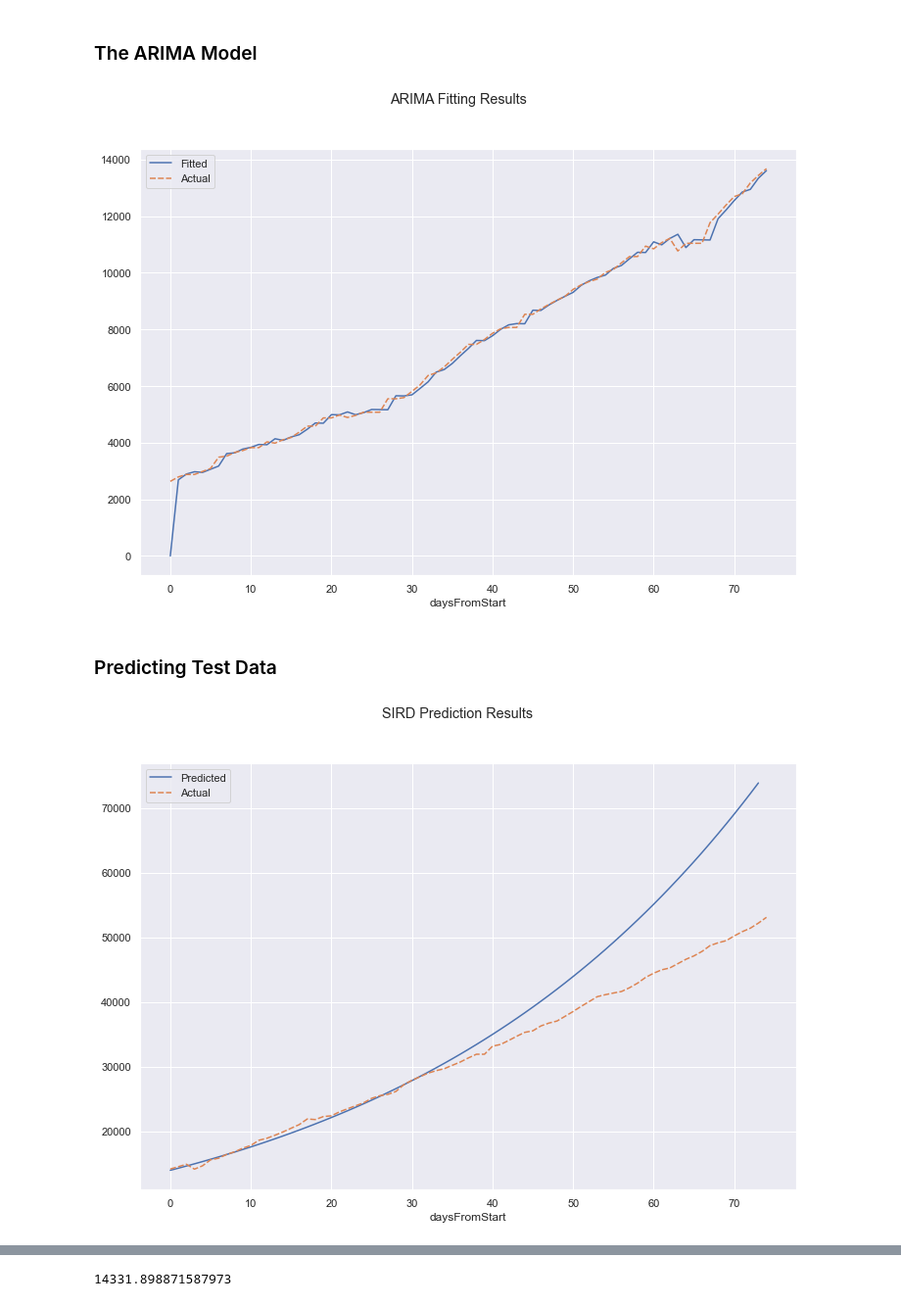
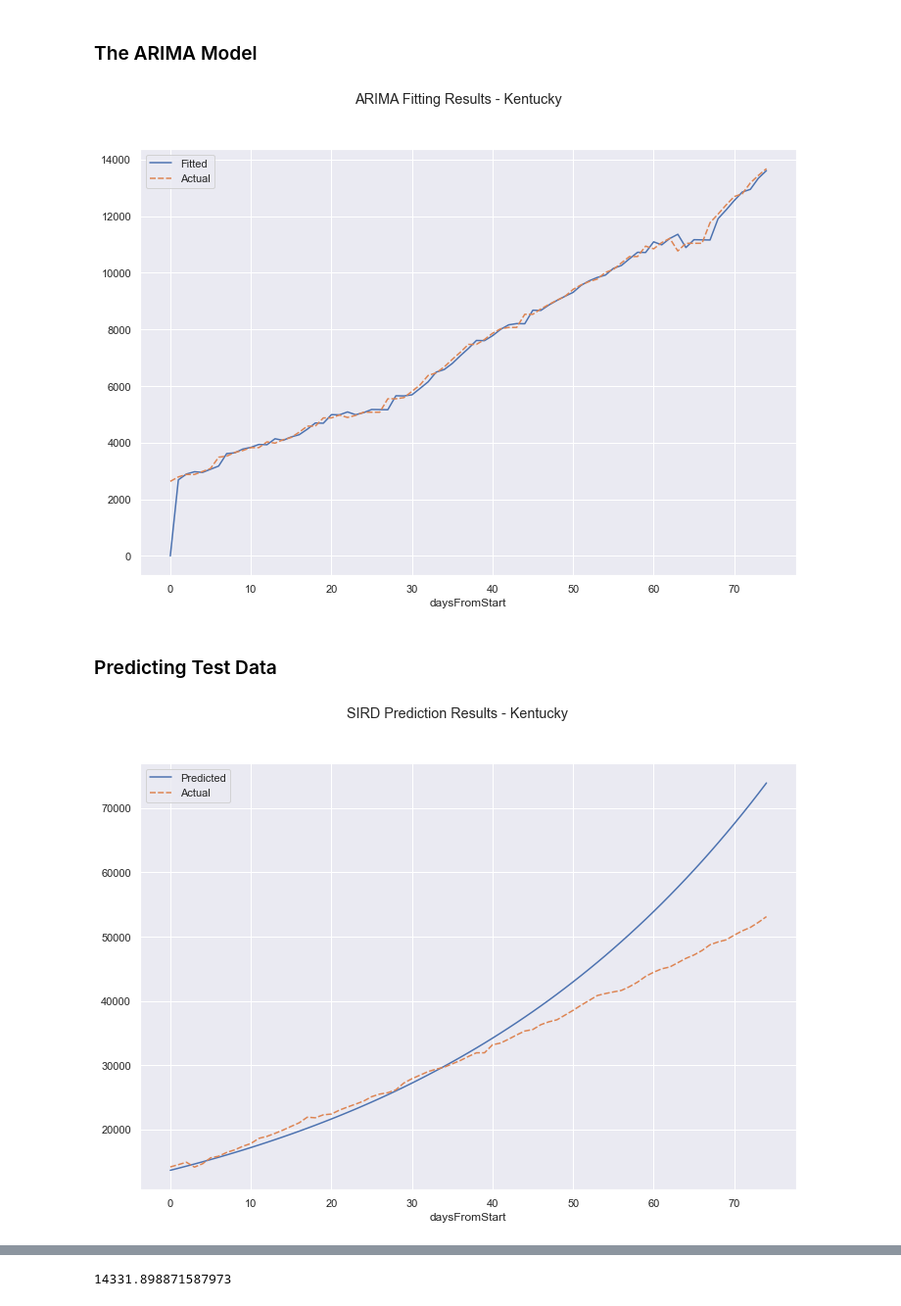
Before and after one commit to ZhongRuoyu/ntu-cz1115-project, a Jupyter notebook: covid.ipynb, the cells around one changed output, grey strips where cells are left out. Shown at 98% size. Drawn from its saved outputs; the diff is of its cells as text; code cells hidden in the pictures.

```diff
--- a/covid.ipynb
+++ b/covid.ipynb
@@ -343,3 +348,9 @@ SIRD_res
+# %%
+def SIRD_predict(k, t, y0):
+    arr = np.array(solve_ivp(fun=SIRD, t_span=(t[0], t[-1]), y0=y0, t_eval=t, dense_output=True, args=(k)).y).T
+    res = pd.DataFrame(arr, columns=["susceptible", "infectious", "recovered", "deceased"])
+    res.index.rename("daysFromStart", inplace=True)
+    return res
 # %% [markdown]
 We visualise the results with two plots. We should observe some similarity between the fitted values and the real ones.
 # %%
@@ -531,23 +542,21 @@ ARIMA_res2 = model2.fit()
 
 ARIMA_res_y2 = pd.DataFrame({"Fitted": ARIMA_res2.fittedvalues, "Actual": infectious_train2})
 
-plt.suptitle("ARIMA Fitting Results")
+plt.suptitle(f"ARIMA Fitting Results - {state2}")
 sb.lineplot(data=ARIMA_res_y2)
 plt.show()
 # %% [output]
-[figure, old version]
+[figure, new version]
 # %% [markdown]
 ### Predicting Test Data
 # %%
 t_test2, y_test2 = get_SIRD_vars(test2)
 
-SIRD_pred_array2 = np.array(solve_ivp(fun=SIRD, t_span=(t_test2[0], t_test2[-1]), y0=y_train2[-1], t_eval=t_test2, dense_output=True, args=(SIRD_res2.x)).y).T[1:]
-SIRD_pred_all2 = pd.DataFrame(SIRD_pred_array2, columns=["susceptible", "infectious", "recovered", "deceased"])
-SIRD_pred_all2.index.rename("daysFromStart", inplace=True)
+SIRD_pred_all2 = SIRD_predict(SIRD_res2.x, t_test2, y_train2[-1])
 SIRD_pred2 = pd.DataFrame({"Predicted": SIRD_pred_all2["infectious"], "Actual": test2["infectious"]})
 
-plt.suptitle("SIRD Prediction Results")
+plt.suptitle(f"SIRD Prediction Results - {state2}")
 sb.lineplot(data=SIRD_pred2)
 plt.show()
 # %% [output]
-[figure, old version]
+[figure, new version]
```
Also changed, not shown: parts of 14 cells of this notebook.
